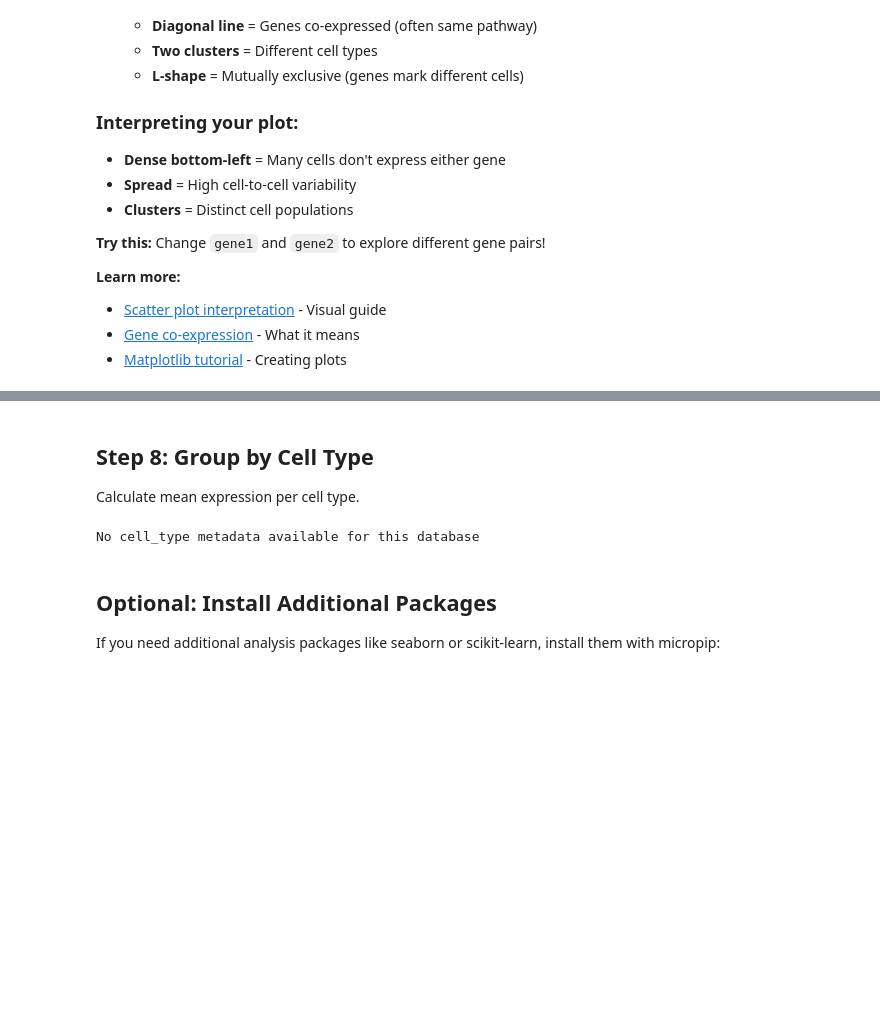
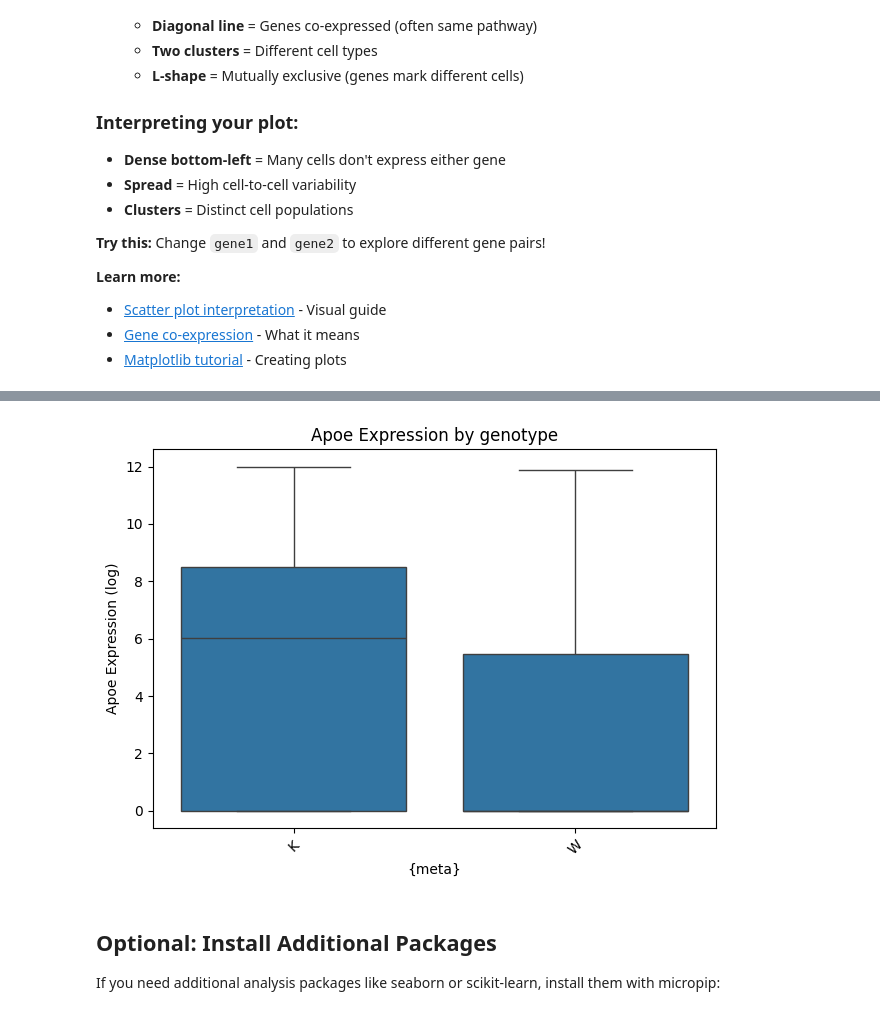
Before and after one commit to fierslab/anthive, a Jupyter notebook: webapp-src/jupyter/Getting_Started.ipynb, the cells around one changed output, grey strips where cells are left out. Cells and saved outputs as stored; diff of their text form; code cells hidden in the pictures; blank space fills up the shorter version.

```diff
--- a/webapp-src/jupyter/Getting_Started.ipynb
+++ b/webapp-src/jupyter/Getting_Started.ipynb
@@ -421,17 +438,19 @@ anthelper.find_metadata(client, db_id, "count")  # Find count metrics
 # %%
-# Get expression data WITH metadata
-# Note: We're querying the 'data' layer (normalized counts)
-df_meta = client.get_cells(
+# Requery the server to get expression data WITH metadata
+# Note change this if you change the database you query from!
+metadata_fields = ['genotype']
+
+data = client.get_cells(
     db_id,
-    genes=query_genes,  # Same genes as before
-    metadata=["group_id"],  # Add metadata column(s) - change as needed!
+    genes=query_genes,         # Same genes as before
+    metadata=metadata_fields,  # Add metadata column(s) - change as needed!
     layer=layer,
     format='dataframe'
 )
 
-print(f"Retrieved {len(df_meta)} cells with metadata")
-print(f"Columns: {', '.join(df_meta.columns)}")
+print(f"Retrieved {len(data)} cells with metadata")
+print(f"Columns: {', '.join(data.columns)}")
 print()
-df_meta.head()
+data.head()
 
 # Now your DataFrame has both gene expression AND metadata!
@@ -438,45 +466,24 @@ df_meta.head()
 # %%
 # Create a boxplot to compare expression across groups
 # This shows the distribution of gene expression in each group
 
-sns.boxplot(data=df_meta, x='group_id', y='HLA-DRA')
-plt.ylim(0, 5)  # Focus on the interesting range
-plt.ylabel('HLA-DRA Expression (log)')
-plt.xlabel('Experimental Group')
-plt.title('HLA-DRA Expression by Group')
+meta = metadata_fields[0]
+gene = query_genes[0]
+sns.boxplot(data=data, x=meta, y=gene)
+plt.ylabel(f'{gene} Expression (log)')
+plt.xlabel('{meta}')
+plt.title(f'{gene} Expression by {meta}')
 plt.xticks(rotation=45)
 plt.tight_layout()
 plt.show()
 
 # Boxplot interpretation:
 # - Box = middle 50% of cells (25th-75th percentile)
 # - Line in box = median
 # - Whiskers = range of most data
 # - Dots = outliers (cells with unusual expression)
+# %% [output]
+[figure, added]
-# %% [markdown]
-## Step 8: Group by Cell Type
-
-Calculate mean expression per cell type.
-# %%
-# Check if we have cell_type data
-if 'cell_type' in df_meta.columns:
-    # Group by cell_type and calculate mean
-    grouped = df_meta.groupby('cell_type')[['CD4', 'CD8A']].mean()
-
-    print("Mean expression by cell type:")
-    print(grouped)
-
-    # Bar plot
-    grouped.plot(kind='bar', figsize=(10, 6))
-    plt.ylabel('Mean Expression')
-    plt.title('CD4 and CD8A Expression by Cell Type')
-    plt.xticks(rotation=45, ha='right')
-    plt.tight_layout()
-    plt.show()
-else:
-    print("No cell_type metadata available for this database")
-# %% [output]
-No cell_type metadata available for this database
 # %% [markdown]
 ## Optional: Install Additional Packages
 
```
Also changed, not shown: parts of 16 cells of this notebook, 11 other files.
